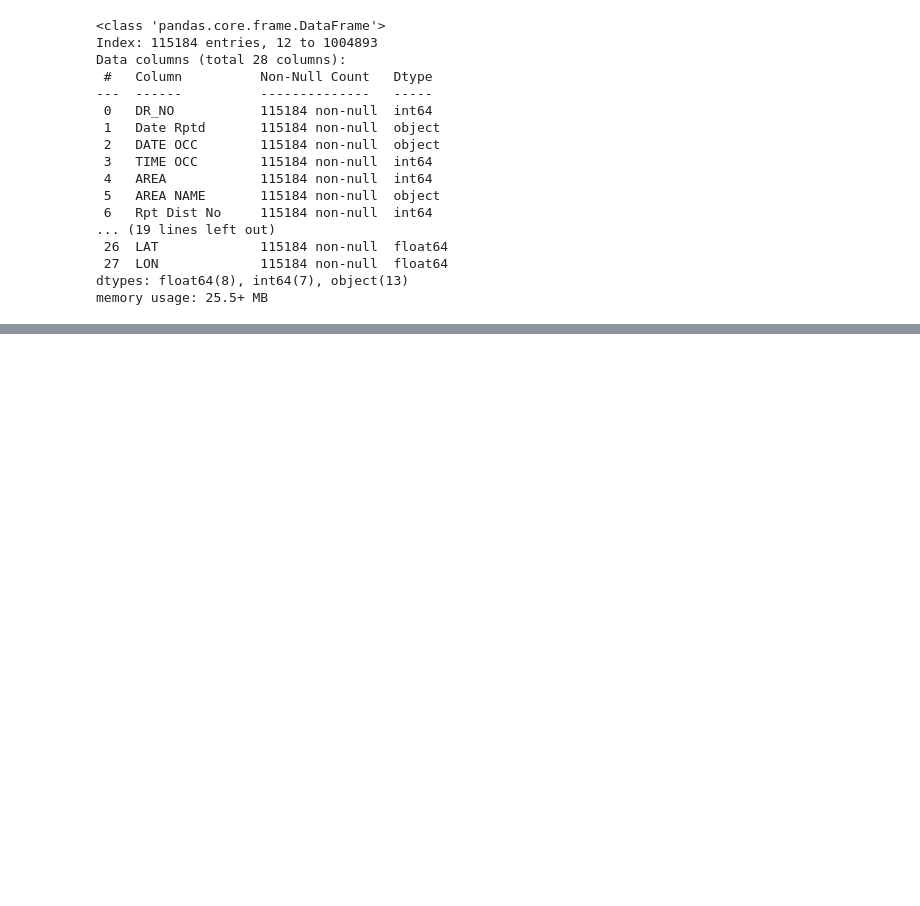
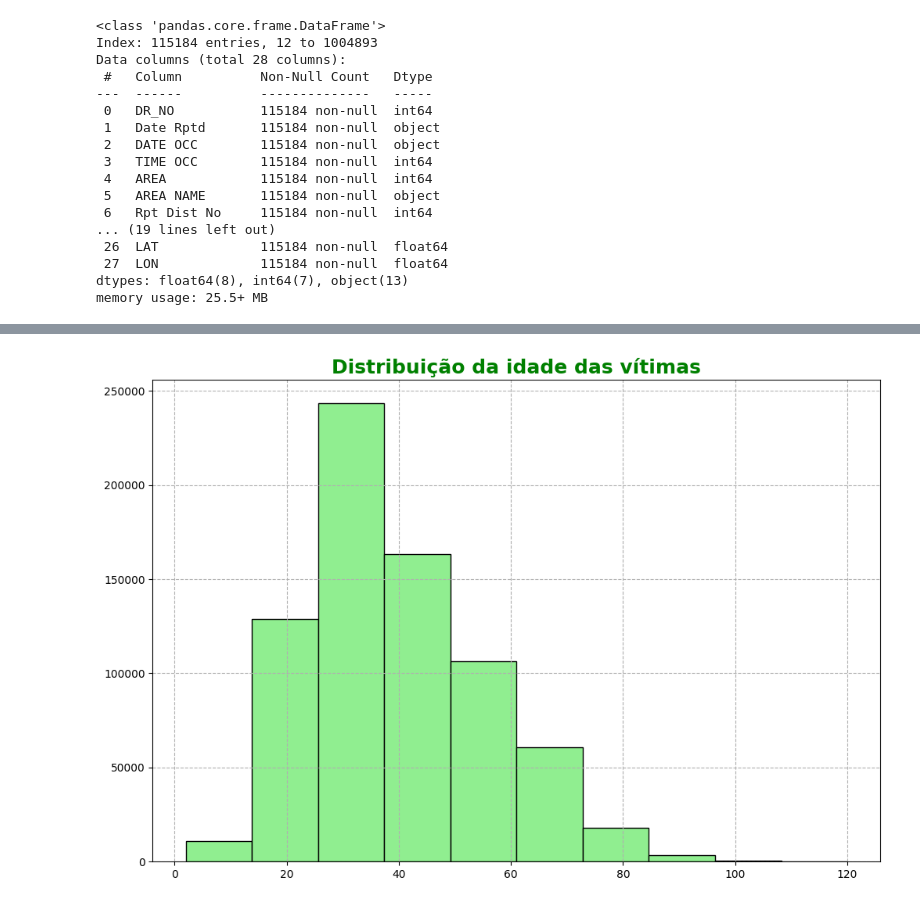
Before and after one commit to lucassilva-aiengineer/Seguranca-Publica-Los-Angeles, a Jupyter notebook: notebooks/main.ipynb, the cells around one changed output, grey strips where cells are left out. Saved outputs shown, nothing was run; the diff lists cells and outputs as text; code cells hidden in the pictures; blank space fills up the shorter version.

```diff
--- a/notebooks/main.ipynb
+++ b/notebooks/main.ipynb
@@ -192,0 +239,16 @@ genero_vitmas_roubo_carro.head()
+# %%
+df_idades = df[(df["Vict Age"] > 0) & (df["Vict Age"] < 130)]
+# %%
+df_idades["Vict Age"].hist(figsize= (12, 8),
+                           color= "lightgreen",
+                           edgecolor= "black")
+
+plt.title("Distribuição da idade das vítimas",
+          size= 18,
+          weight= "bold",
+          color= "green")
+
+plt.grid(True, linestyle= '--')
+plt.show()
+# %% [output]
+[figure, added]
```
Also changed, not shown: parts of 9 cells of this notebook.
